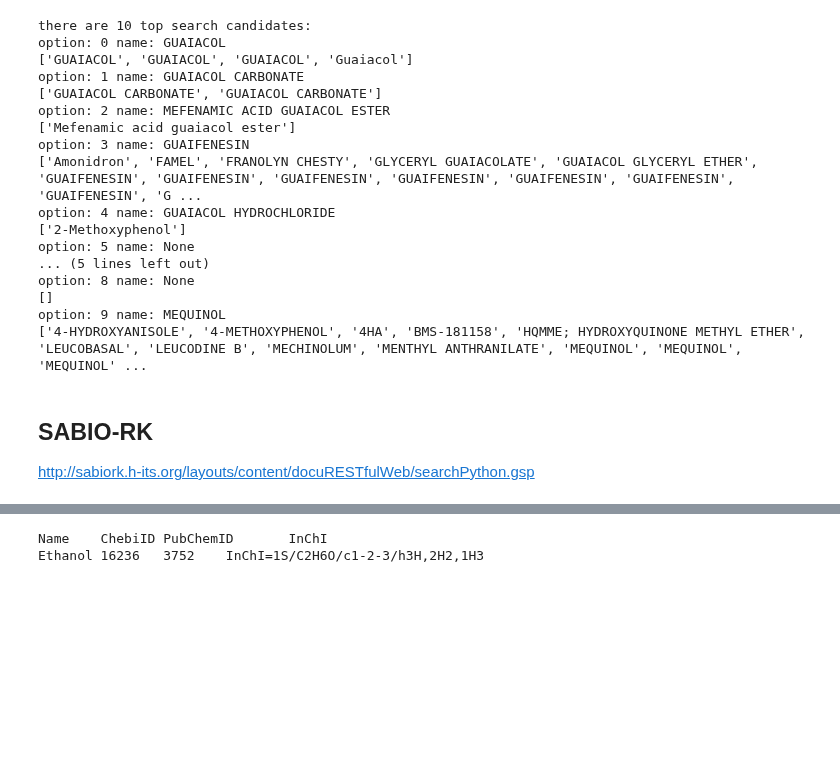
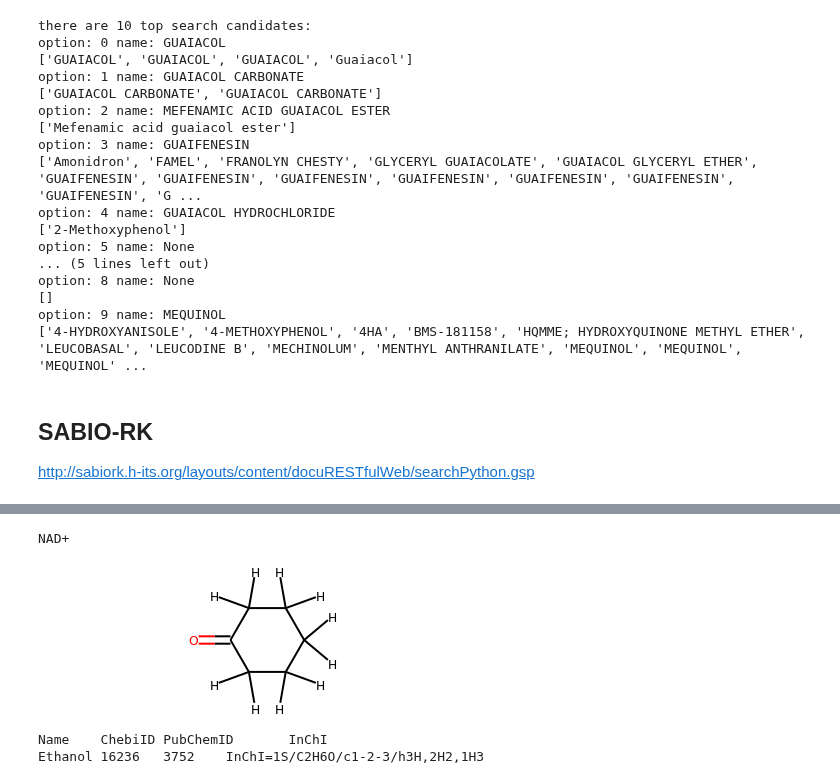
Before and after one commit to andrewtarzia/enzyme_screen, a Jupyter notebook: biomin_assay_enzyme_analysis.ipynb, the cells around one changed output, grey strips where cells are left out. Saved outputs shown, nothing was run; the diff lists cells and outputs as text; code cells hidden in the pictures; blank space fills up the shorter version.

Commit message:
implement and test SABIO interface

```diff
--- a/biomin_assay_enzyme_analysis.ipynb
+++ b/biomin_assay_enzyme_analysis.ipynb
@@ -681,0 +602,5 @@ NADH    Product 38
+# %%
+# set EC
+EC = "1.1.1.1"
+# get all SABIO entries
+entries = SABIO_IO.get_entries_per_EC(EC)
@@ -681,0 +609,15 @@ NADH    Product 38
+# %%
+# initialise reaction system object
+rxn_syst = SABIO_IO.SABIO_reaction(EC)
+# iterate over entries
+eID = entries[1]
+print('entry:', eID)
+rxn_syst.eID = eID
+# get reaction ID
+rxn_syst.organism, rxn_syst.rID = SABIO_IO.get_rxnID_from_eID(eID)
+# get reaction system
+rxn_syst.get_reaction_system()
+rxn_syst.print_rxn_system()
+# append compound information
+for m in rxn_syst.components:
+    m.get_cmpd_information()
@@ -682,3 +638,9 @@ NADH    Product 38
+# %%
+print(rxn_syst.components[3].name)
+rxn_syst.components[0].mol
+# %% [output]
+NAD+
+[figure, added]
 # %%
 ##
 # collects the compound information from the reaction system
```
Also changed, not shown: parts of 18 cells of this notebook.
